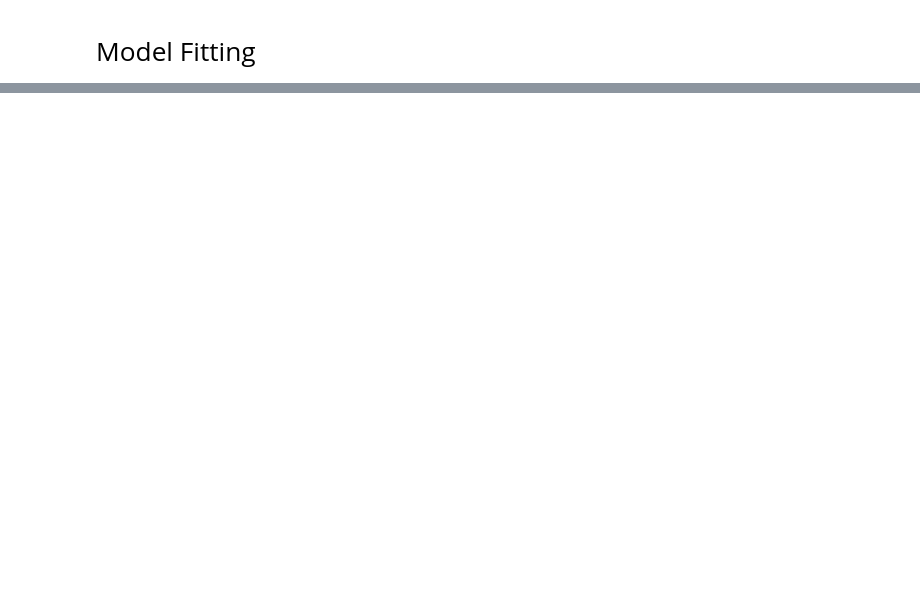
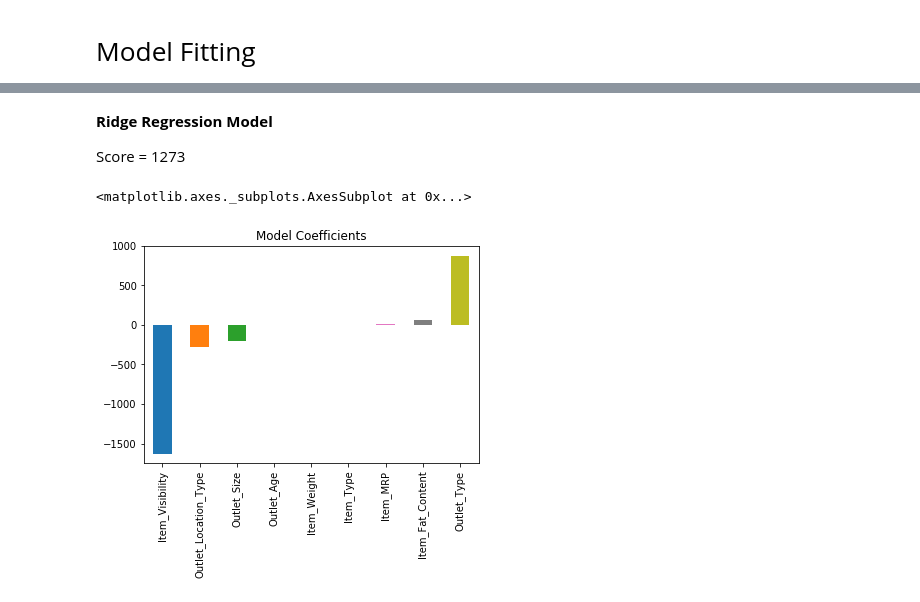
Before and after one commit to pkong97/playing-with-data, a Jupyter notebook: big-mart-sales/big-mart-sales.ipynb, the cells around one changed output, grey strips where cells are left out. Drawn from its saved outputs; the diff is of its cells as text; code cells hidden in the pictures; blank space fills up the shorter version.

```diff
--- a/big-mart-sales/big-mart-sales.ipynb
+++ b/big-mart-sales/big-mart-sales.ipynb
@@ -400,0 +423,12 @@ def regression_model(model, train, test, predictors, target, IDcol, filename):
+# %% [markdown]
+**Ridge Regression Model**
+<p>Score = 1273</p>
+# %%
+predictors = [x for x in df.columns if x not in [target]+IDcol]
+LM2 = Ridge(alpha=0.05,normalize=True)
+regression_model(LM2, df, df_test, predictors, target, IDcol, 'LM2.csv')
+coef2 = pd.Series(LM2.coef_, predictors).sort_values()
+coef2.plot(kind='bar', title='Model Coefficients')
+# %% [output]
+<matplotlib.axes._subplots.AxesSubplot at 0x...>
+[figure, added]
```
Also changed, not shown: parts of 4 cells of this notebook, 3 other files.
